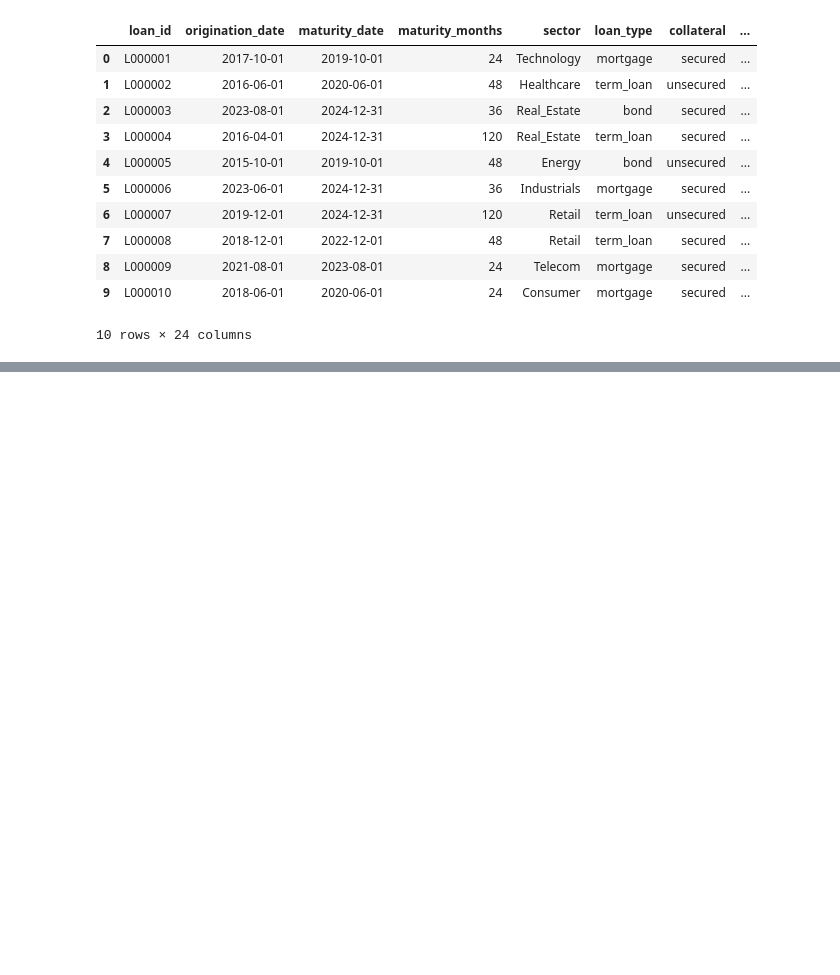
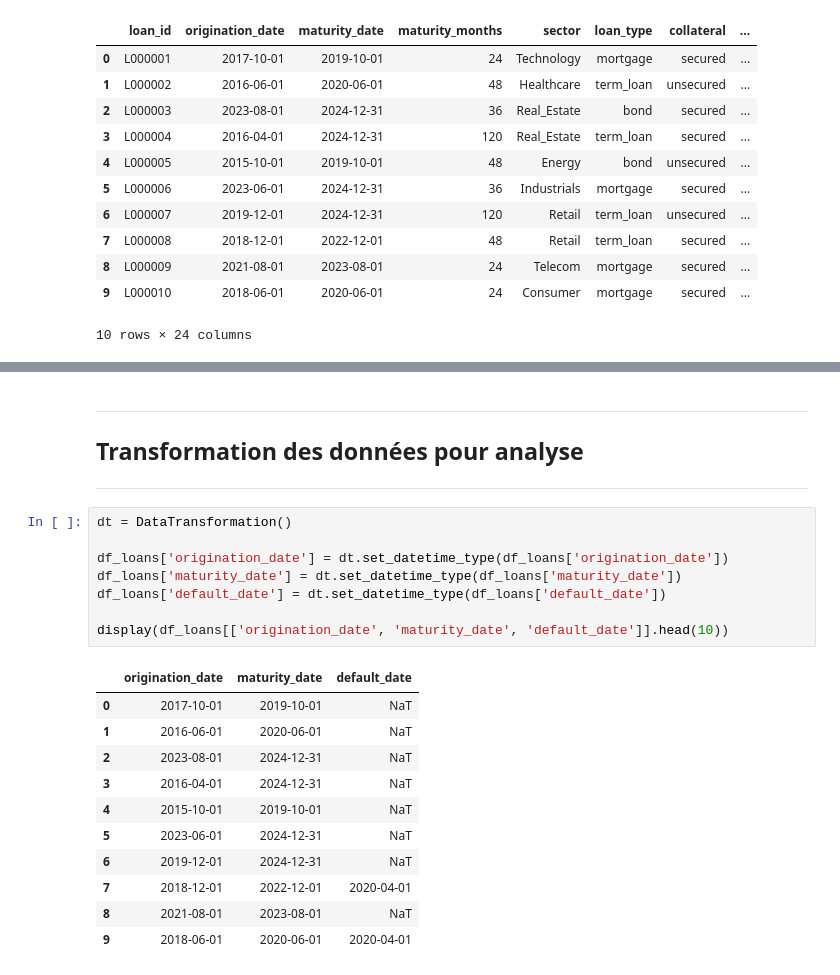
Before and after one commit to NajimDja/Analyse-risque-credit, a Jupyter notebook: analyse_credit.ipynb, the cells around one changed output, grey strips where cells are left out. Saved outputs shown, nothing was run; the diff lists cells and outputs as text; blank space fills up the shorter version.

```diff
--- a/analyse_credit.ipynb
+++ b/analyse_credit.ipynb
@@ -51,0 +102,24 @@ dq.check_nulls(df_loans)
+# %% [markdown]
+***
+## Transformation des données pour analyse
+***
+# %%
+dt = DataTransformation()
+
+df_loans['origination_date'] = dt.set_datetime_type(df_loans['origination_date'])
+df_loans['maturity_date'] = dt.set_datetime_type(df_loans['maturity_date'])
+df_loans['default_date'] = dt.set_datetime_type(df_loans['default_date'])
+
+display(df_loans[['origination_date', 'maturity_date', 'default_date']].head(10))
+# %% [output]
+|  | origination_date | maturity_date | default_date |
+| 0 | 2017-10-01 | 2019-10-01 | NaT |
+| 1 | 2016-06-01 | 2020-06-01 | NaT |
+| 2 | 2023-08-01 | 2024-12-31 | NaT |
+| 3 | 2016-04-01 | 2024-12-31 | NaT |
+| 4 | 2015-10-01 | 2019-10-01 | NaT |
+| 5 | 2023-06-01 | 2024-12-31 | NaT |
+| 6 | 2019-12-01 | 2024-12-31 | NaT |
+| 7 | 2018-12-01 | 2022-12-01 | 2020-04-01 |
+| 8 | 2021-08-01 | 2023-08-01 | NaT |
+| 9 | 2018-06-01 | 2020-06-01 | 2020-04-01 |
```
Also changed, not shown: parts of 15 cells of this notebook, 3 other files.
